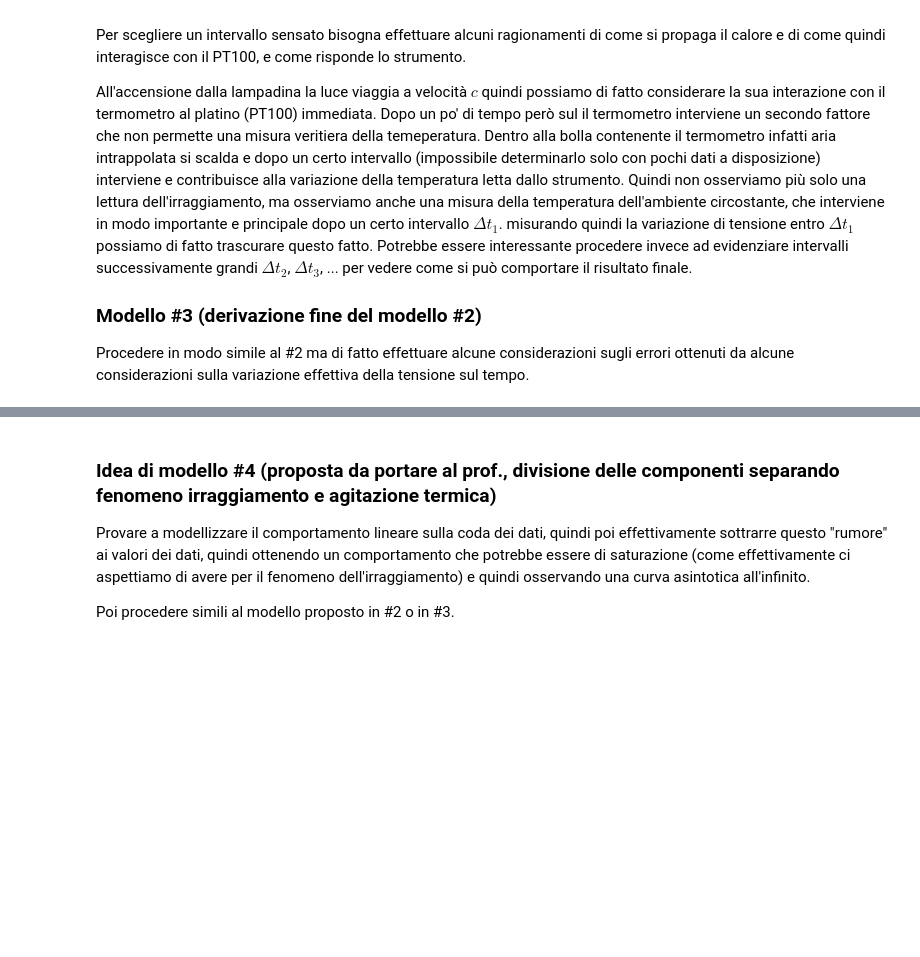
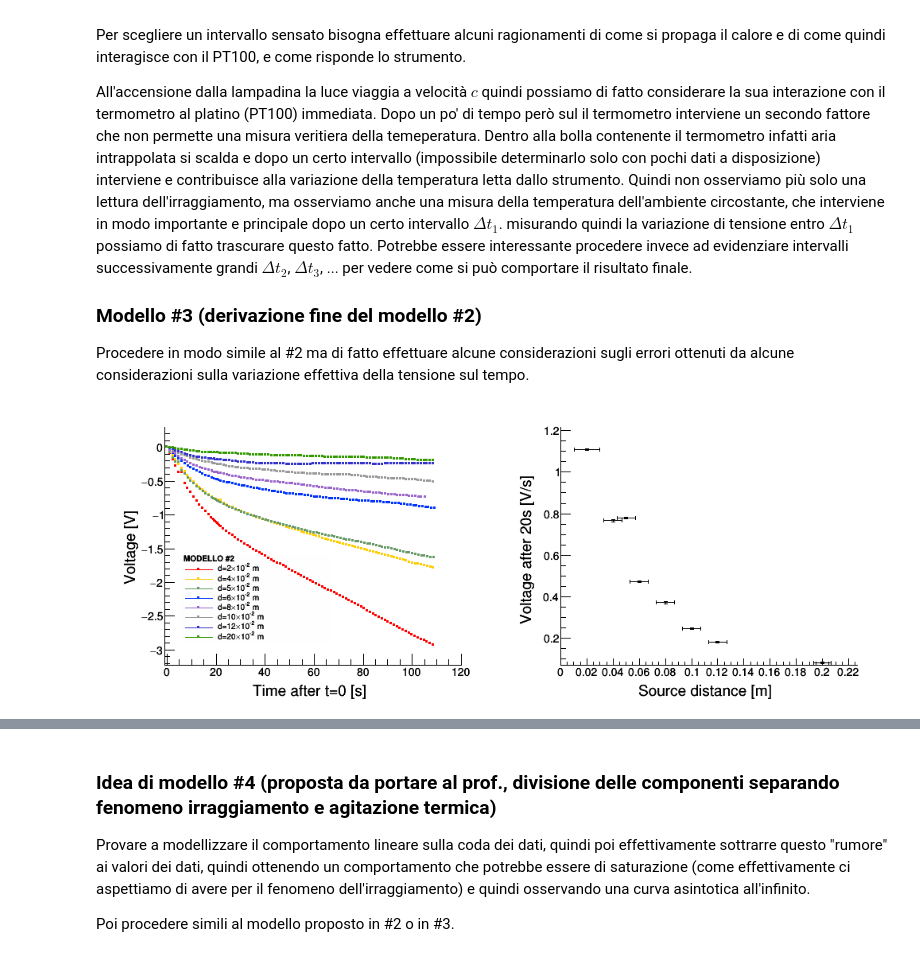
Before and after one commit to mattiasotgia/Lab2, a Jupyter notebook: esperienza_4__irraggiamento_lampadina/analisi_dati/2021_12_21_data_analysis_LAB_R2.ipynb, the cells around one changed output, grey strips where cells are left out. Cells and saved outputs as stored; diff of their text form; code cells hidden in the pictures; blank space fills up the shorter version.

```diff
--- a/esperienza_4__irraggiamento_lampadina/analisi_dati/2021_12_21_data_analysis_LAB_R2.ipynb
+++ b/esperienza_4__irraggiamento_lampadina/analisi_dati/2021_12_21_data_analysis_LAB_R2.ipynb
@@ -337,3 +337,101 @@ All'accensione dalla lampadina la luce viaggia a velocità $c$ quindi possiamo d
 ### Modello #3 (derivazione fine del modello #2)
 
 Procedere in modo simile al #2 ma di fatto effettuare alcune considerazioni sugli errori ottenuti da alcune considerazioni sulla variazione effettiva della tensione sul tempo.
+# %%
+TCanvas* c6 = new TCanvas("","",1000,400);
+graphset::setcanvas(c6, 2,1);
+
+double dV_mod2[8];
+double err_dV_mod2[8];
+
+double eval[22] = {10, 12.5, 15, 17.5, 20, 22.5, 25, 27.5, 30, 32.5, 35, 40, 42.5, 45, 50, 55, 60, 65, 70, 75};
+
+c6->cd(1);
+graphset::setcanvas(c6->cd(1));
+
+TLegend *l2 = new TLegend(0.2, 0.2, 0.6, 0.5);
+l2->SetHeader("#bf{MODELLO #2}");
+l2->SetBorderSize(0);
+l2->SetFillColorAlpha(kWhite, 0);
+
+int h = 4;
+
+for (int k = 0; k < 8; k++){
+    TGraphErrors *g2 = new TGraphErrors();
+    ifstream data((pfix + all_data_table[k]).c_str());
+    std::string dist = all_data_table[k].substr(all_data_table[k].find("_") + 1,
+                                                all_data_table[k].find(".") - all_data_table[k].find("_") - 1);
+
+    g2->SetName(("g1_" + dist).c_str());
+
+    double t1, v1, ev1, range1;
+
+    data >> t1 >> v1 >> ev1 >> range1;
+
+    g2->SetPoint(0, 0, 0);
+    g2->SetPointError(0, 0, errore_tensione);
+    const double t0 = t1; // zeroing data
+    const double v0 = v1;
+
+    for (int j = 1; (data >> t1 >> v1 >> ev1 >> range1) && (j < 90); j++)
+    {
+        if (k == 3 && t1 < 68 && t1 > 67.5) continue; // tolto punto doppio per d=6cm
+        g2->SetPoint(j, t1 - t0, v1 - v0);
+        g2->SetPointError(j, 0, errore_tensione);
+    }
+
+    TF1 *mod2 = new TF1(("mod2_" + dist).c_str(), "[0]*x+[1]", eval[h] - 2, eval[h] + 2);
+    graphset::setmarker(g2, mod2, mk[k], 21, 0.4);
+
+    g2->Draw((k == 0) ? "ap" : "p");
+    graphset::set_TGraphAxis(g2, "Voltage [V]", 1, "Time after t=0 [s]");
+    g2->Fit(("mod2_" + dist).c_str(), "QR"); // fit intorno 20s
+    l2->AddEntry(("g1_" + dist).c_str(), ("d=" + dist + "#times10^{-2} m").c_str());
+    g2->GetXaxis()->SetLimits(-1, 120);
+
+    dV_mod2[k] = mod2->Eval(eval[h]);
+    err_dV_mod2[k] = 0.0044; //> uso per la tensione lo stesso errore che ho nella sua lettura
+    std::cout << "[[" << mod2->Eval(eval[h]) << " +- " << 0.0044 << "], ["
+              << d[k] << " +- " << errore_distanza << "]]" << std::endl;
+
+    data.close();
+}
+std::cout << std::endl;
+l2->Draw();
+
+TGraphErrors *plot2 = new TGraphErrors();
+graphset::set_TGraphAxis(plot2, "Voltage after 20s [V/s]", 1, "Source distance [m]");
+
+for (int j = 0; j < 8; j++)
+{
+    plot2->SetPoint(j, d[j], abs(dV_mod2[j]));
+    plot2->SetPointError(j, (j!=0)? errore_distanza:errore_distanza + 0.005/sqrt(3), err_dV_mod2[j]);
+}
+c6->cd(2);
+graphset::setcanvas(c6->cd(2));
+plot2->Draw("ap");
+
+TF1 *fit_mod2 = new TF1("fit_MODII", "[0]*pow((x+[2]), [1])", 0.0, 0.22);
+fit_mod2->SetParameters(1, -2, 0.0);
+
+plot2->Fit("fit_MODII", "R", "same");
+
+
+
+c6->Draw();
+c6->SaveAs("../fig/plot_mod2.pdf");
+
+logs::print_stat(fit_mod2);
+
+std::cout << std::endl
+          << "time : " << eval[h] << std::endl
+          << "d^( " << fit_mod2->GetParameter(1) << " +- " << fit_mod2->GetParError(1) << " )" << std::endl
+          << "offset (sys): " << fit_mod2->GetParameter(2) << " +- " << fit_mod2->GetParError(2) << std::endl;
+
+
+std::cout << "Compatibilità di 2: " <<
+    stattools::compatible(-2, 0, fit_mod2->GetParameter(1), fit_mod2->GetParError(1)) << std::endl;
+std::cout << "compatibilità di zero: " <<
+    stattools::compatible(0, 0, fit_mod2->GetParameter(2), fit_mod2->GetParError(2)) << std::endl;
+# %% [output]
+[figure, added]
```
Also changed, not shown: parts of 9 cells of this notebook, 1 other file.
